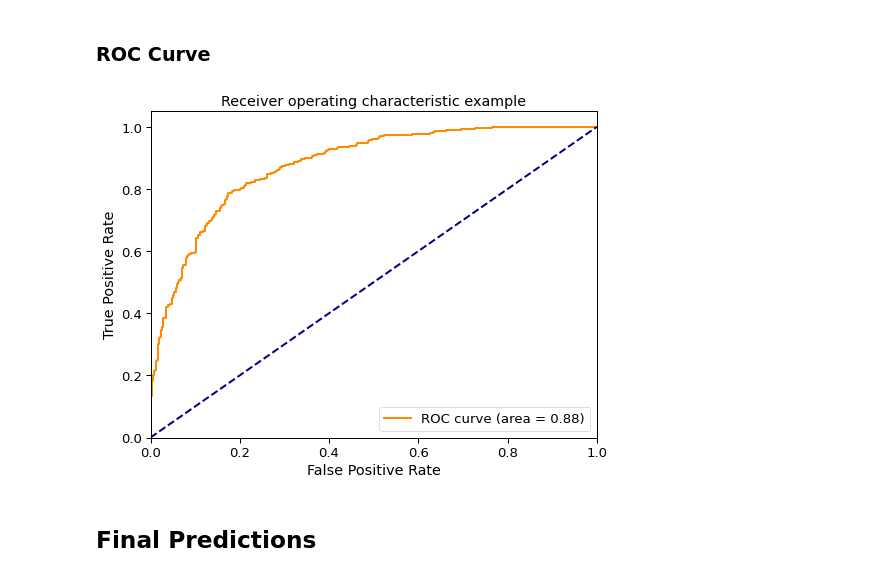
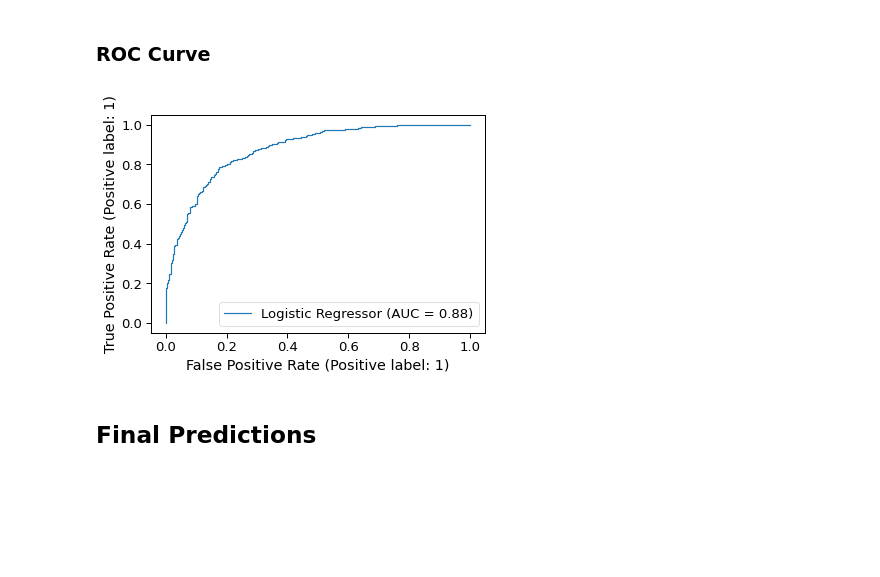
Before and after one commit to faheemrajwadkar/Abalone-Classification, a Jupyter notebook: Abalone - Logistic Regression.ipynb, the cells around one changed output. Saved outputs shown, nothing was run; the diff lists cells and outputs as text; code cells hidden in the pictures; blank space fills up the shorter version.

Commit message:
ROC Curve changed

```diff
--- a/Abalone - Logistic Regression.ipynb
+++ b/Abalone - Logistic Regression.ipynb
@@ -548,35 +548,11 @@ Precision (Positive Predicted Value) = 0.79
 Negative Predicted Value = 0.81
 # %% [markdown]
 ### ROC Curve
-# %%
-# code to draw ROC Curve
-
-from sklearn.metrics import roc_curve, roc_auc_score
-
-y_score = logistic_regressor.decision_function(X_test)
-
-fpr, tpr, threshold = roc_curve(y_test, y_score)
-roc_auc = roc_auc_score(y_test, y_score)
-
-plt.figure(figsize=(8,6))
-lw = 2
-plt.plot(
-    fpr,
-    tpr,
-    color="darkorange",
-    lw=lw,
-    label="ROC curve (area = %0.2f)" % roc_auc,
-)
-plt.plot([0, 1], [0, 1], color="navy", lw=lw, linestyle="--")
-plt.xlim([0.0, 1.0])
-plt.ylim([0.0, 1.05])
-plt.xlabel("False Positive Rate")
-plt.ylabel("True Positive Rate")
-plt.title("Receiver operating characteristic example")
-plt.legend(loc="lower right")
-plt.show()
-# %% [output]
-[figure, removed]
+# %%
+from sklearn.metrics import RocCurveDisplay
+logistic_regressor_disp = RocCurveDisplay.from_estimator(logistic_regressor, X_test, y_test, name = "Logistic Regressor")
+# %% [output]
+[figure, added]
 # %% [markdown]
 ## Final Predictions
 # %%
```
Also changed, not shown: parts of 3 cells of this notebook.
